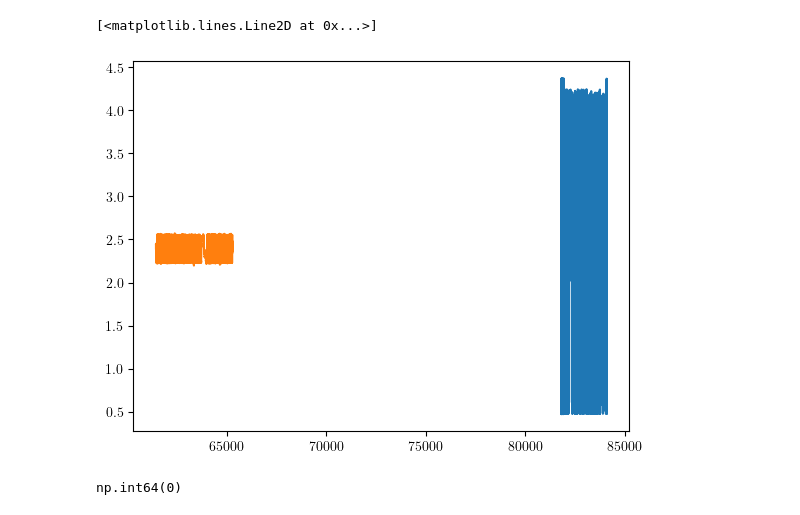
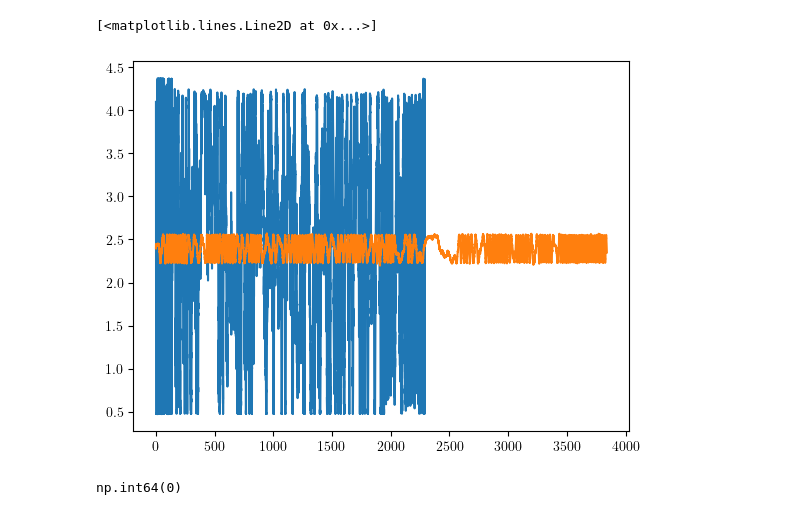
Before and after one commit to Bkorotko03/ALTrainSeismo, a Jupyter notebook: testsAndSuch/unoCharacterize.ipynb, the cells around one changed output. Saved outputs shown, nothing was run; the diff lists cells and outputs as text; code cells hidden in the pictures.

```diff
--- a/testsAndSuch/unoCharacterize.ipynb
+++ b/testsAndSuch/unoCharacterize.ipynb
@@ -20,11 +20,11 @@ noMagSecs = noMagDF['seconds'].to_numpy(dtype=float)
 unoVolt = unoSens*5/16383
 noMagVolt = noMagSens*5/16383
 # %%
-plt.plot(unoSecs,unoVolt)
-plt.plot(noMagSecs,noMagVolt)
+plt.plot(unoSecs-unoSecs.min(),unoVolt)
+plt.plot(noMagSecs-noMagSecs.min(),noMagVolt)
 # %% [output]
 [<matplotlib.lines.Line2D at 0x...>]
-[figure, old version]
+[figure, new version]
 # %%
 np.isnan(unoVolt).argmax()
 # %% [output]
```
Also changed, not shown: 3 other files.
